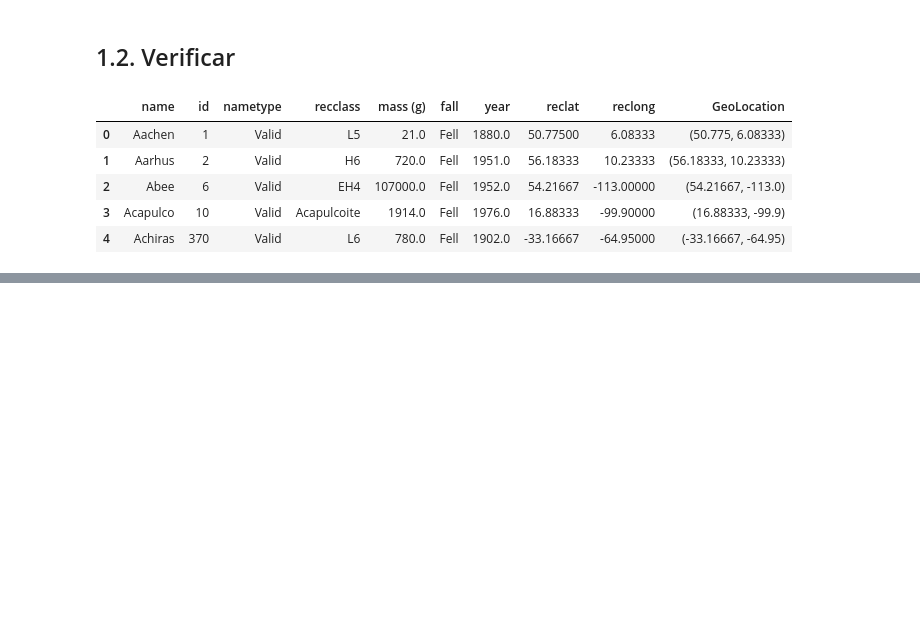
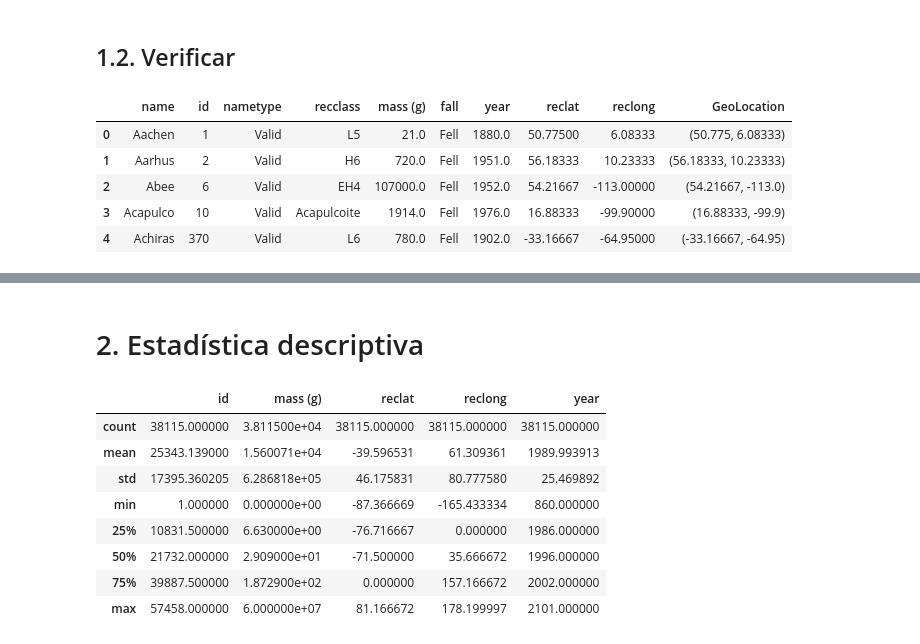
Before and after one commit to uqee/CEIA_Analisis_de_datos_Trabajo_individual_Denis_Zhbankov, a Jupyter notebook: src/main.ipynb, the cells around one changed output, grey strips where cells are left out. Cells and saved outputs as stored; diff of their text form; code cells hidden in the pictures; blank space fills up the shorter version.

```diff
--- a/src/main.ipynb
+++ b/src/main.ipynb
@@ -79,0 +94,14 @@ dtype: int64
+# %% [markdown]
+# 2. Estadística descriptiva
+# %%
+dataFrame.describe()
+# %% [output]
+|  | id | mass (g) | reclat | reclong | year |
+| count | 38115.000000 | 3.811500e+04 | 38115.000000 | 38115.000000 | 38115.000000 |
+| mean | 25343.139000 | 1.560071e+04 | -39.596531 | 61.309361 | 1989.993913 |
+| std | 17395.360205 | 6.286818e+05 | 46.175831 | 80.777580 | 25.469892 |
+| min | 1.000000 | 0.000000e+00 | -87.366669 | -165.433334 | 860.000000 |
+| 25% | 10831.500000 | 6.630000e+00 | -76.716667 | 0.000000 | 1986.000000 |
+| 50% | 21732.000000 | 2.909000e+01 | -71.500000 | 35.666672 | 1996.000000 |
+| 75% | 39887.500000 | 1.872900e+02 | 0.000000 | 157.166672 | 2002.000000 |
+| max | 57458.000000 | 6.000000e+07 | 81.166672 | 178.199997 | 2101.000000 |
```
Also changed, not shown: parts of 16 cells of this notebook, 2 other files.
